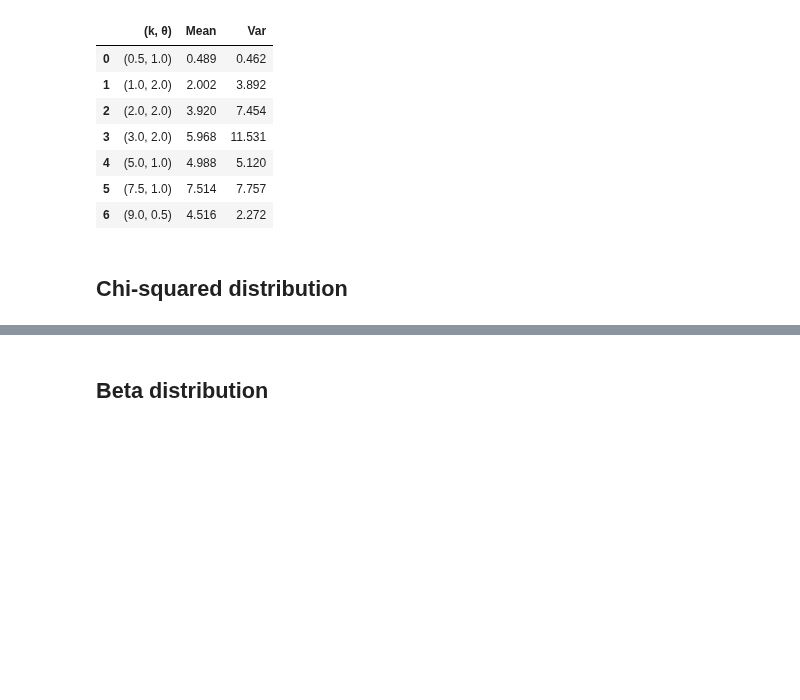
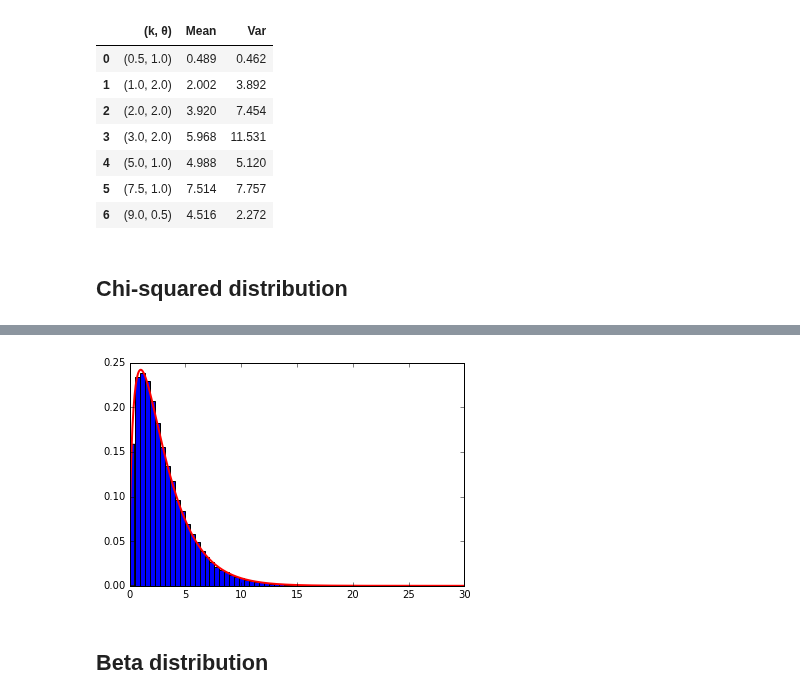
Before and after one commit to Astrohackers-TW/IANCUPythonAdventure, a Jupyter notebook: notebooks/notebooks4AstroStatistics/probability_distributions.ipynb, the cells around one changed output, grey strips where cells are left out. Cells and saved outputs as stored; diff of their text form; code cells hidden in the pictures; blank space fills up the shorter version.

```diff
--- a/notebooks/notebooks4AstroStatistics/probability_distributions.ipynb
+++ b/notebooks/notebooks4AstroStatistics/probability_distributions.ipynb
@@ -84,3 +122,20 @@ df
+# %%
+#亂數數據與chisqure distribution
+norm = stats.norm(0, 1)
+
+x1 = norm.rvs(size=100000)**2
+x2 = norm.rvs(size=100000)**2
+x3 = norm.rvs(size=100000)**2
+
+f = x1 + x2 + x3
+
+plt.hist(f, 60, normed=True)
+
+x = np.arange(0, 30, .05)
+plt.plot(x, stats.chi2.pdf(x, df=3), color='r', lw=2)
+plt.show()
+# %% [output]
+[figure, added]
 # %% [markdown]
 ## Beta distribution
 # %%
```
Also changed, not shown: parts of 4 cells of this notebook.
